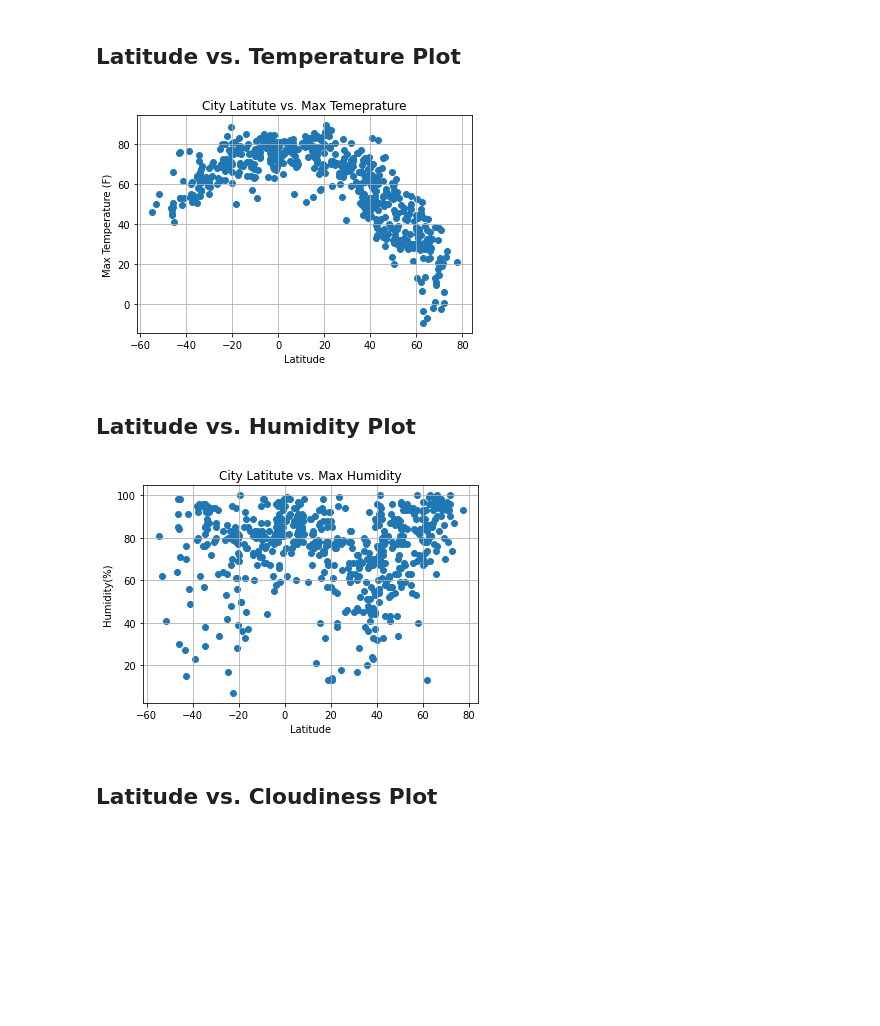
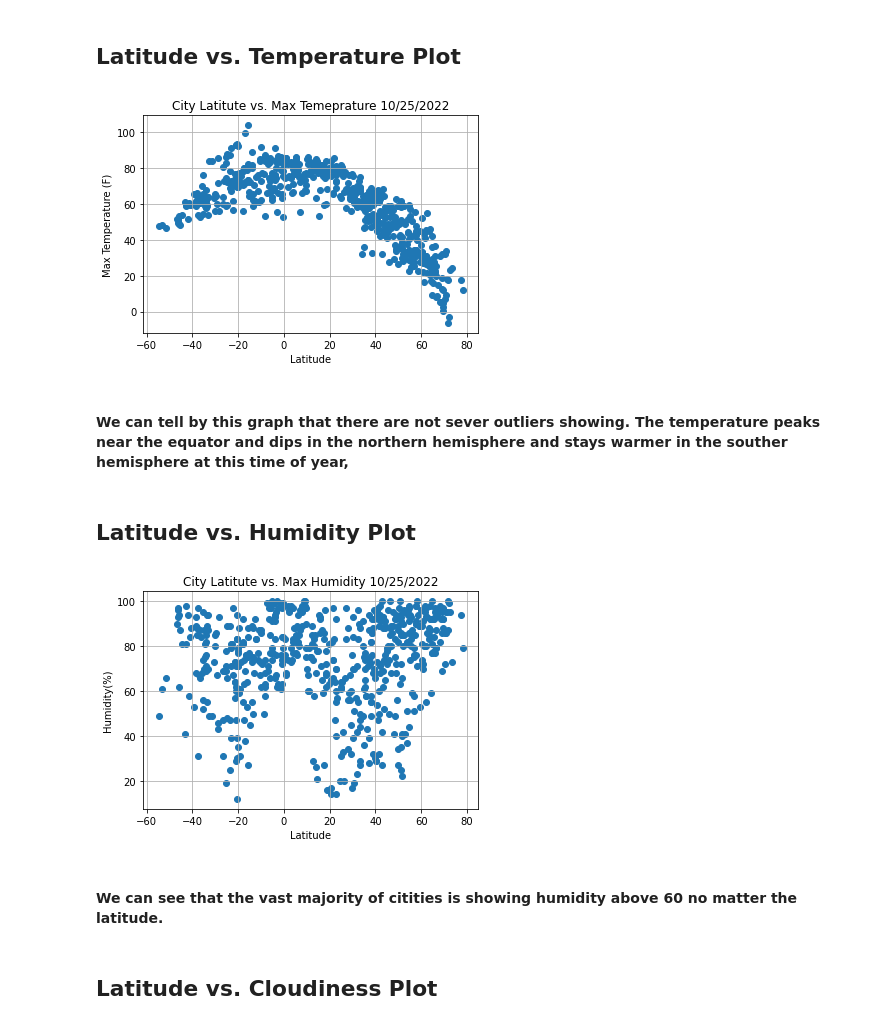
Before and after one commit to DevSher23/python-api-challenge, a Jupyter notebook: WeatherPy/WeatherPy Complete.ipynb, the cells around one changed output. Saved outputs shown, nothing was run; the diff lists cells and outputs as text; code cells hidden in the pictures; blank space fills up the shorter version.

```diff
--- a/WeatherPy/WeatherPy Complete.ipynb
+++ b/WeatherPy/WeatherPy Complete.ipynb
@@ -81,7 +83,7 @@ count = 0
 set_s = 1
 
 #loop through the lsit of cities
-for i, city in enumerate(cities):
+for city in cities:
 
 
 #put in set of 50
@@ -218,17 +220,19 @@ clean_city_data.to_csv("output_data/clean.csv", index=False)
 # %%
 x_values = clean_city_data["Lat"]
 y_values = clean_city_data["Max Temp"]
 
 plt.scatter(x_values,y_values)
 
-plt.title("City Latitute vs. Max Temeprature")
+plt.title("City Latitute vs. Max Temeprature 10/25/2022")
 plt.xlabel('Latitude')
 plt.ylabel('Max Temperature (F)')
 plt.grid()
 plt.savefig("output_data/latvstemp.png")
 plt.show()
 # %% [output]
-[figure, old version]
+[figure, new version]
+# %% [markdown]
+#### We can tell by this graph that there are not sever outliers showing. The temperature peaks near the equator and dips in the northern hemisphere and stays warmer in the souther hemisphere at this time of year,
 # %% [markdown]
 ## Latitude vs. Humidity Plot
 # %%
@@ -237,14 +241,16 @@ y_values = clean_city_data["Humidity"]
 
 plt.scatter(x_values,y_values)
 
-plt.title("City Latitute vs. Max Humidity")
+plt.title("City Latitute vs. Max Humidity 10/25/2022")
 plt.xlabel('Latitude')
 plt.ylabel('Humidity(%)')
 plt.grid()
 plt.savefig("output_data/latvshumidity.png")
 plt.show()
 # %% [output]
-[figure, old version]
+[figure, new version]
+# %% [markdown]
+#### We can see that the vast majority of citities is showing  humidity  above 60 no matter the latitude.
 # %% [markdown]
 ## Latitude vs. Cloudiness Plot
 # %%
```
Also changed, not shown: parts of 29 cells of this notebook, 24 other files.
